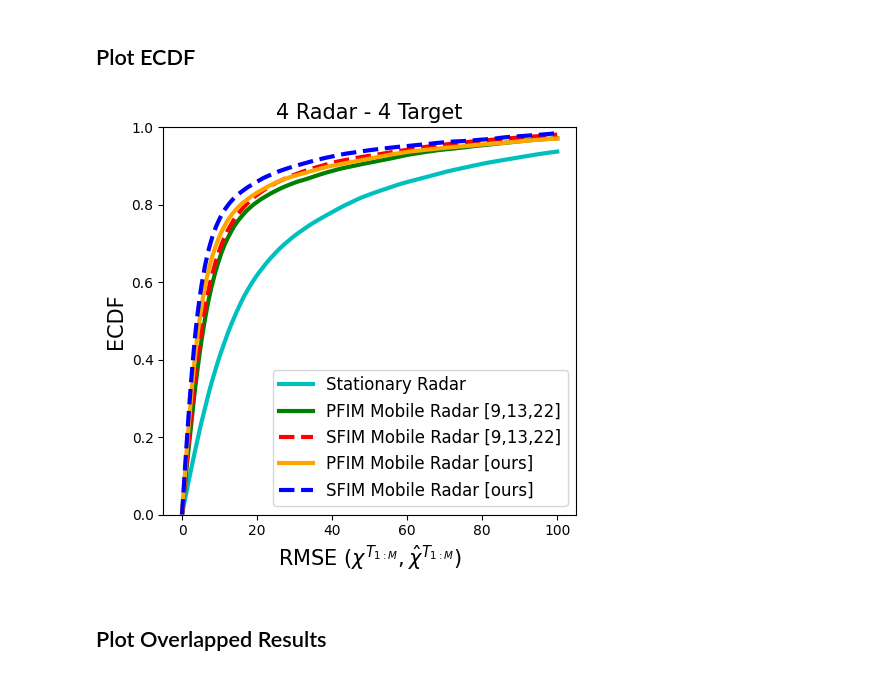
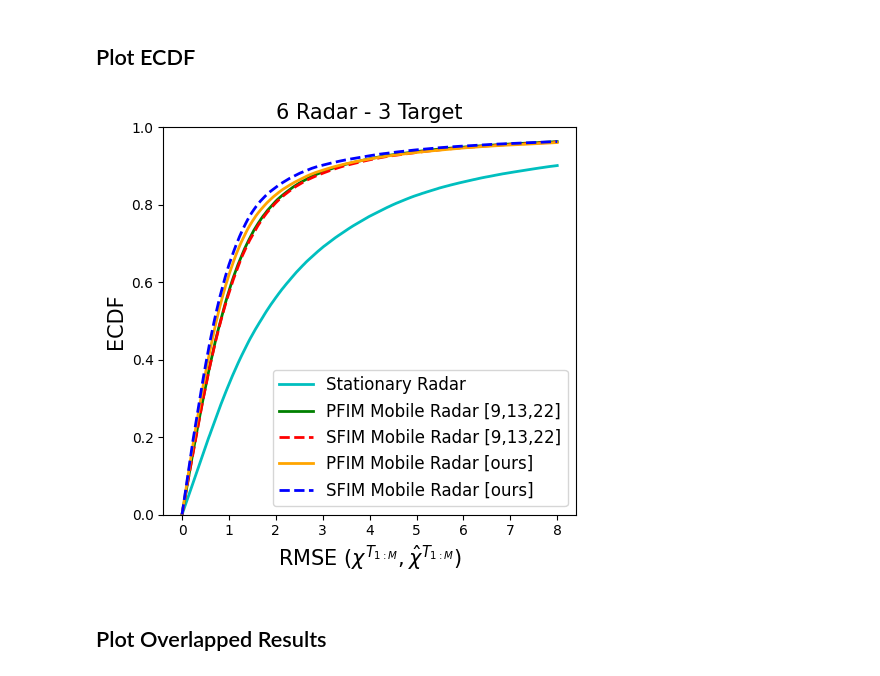
Before and after one commit to mlpotter/OptimalTrackingAndControl, a Jupyter notebook: src_faster/visualize_results.ipynb, the cells around one changed output. Saved outputs shown, nothing was run; the diff lists cells and outputs as text; code cells hidden in the pictures.

```diff
--- a/src_faster/visualize_results.ipynb
+++ b/src_faster/visualize_results.ipynb
@@ -16,15 +16,15 @@ move_radars = ["no-move_radars","move_radars"]
 remove_tmp_images = ["remove_tmp_images"]
 save_images = ["no-save_images"]
 # %%
-experiment_number = 3
+experiment_number = 7
 # %%
 if experiment_number == 3:
     N_radar = 4
     title = f"4 Radar - 4 Target"
-elif experiment_number == 2:
+elif experiment_number == 2 or experiment_number==7:
     N_radar=6
     title = f"6 Radar - 3 Target"
-elif experiment_number == 1:
+elif experiment_number == 1 or experiment_number==8 or  experiment_number==9:
     N_radar=3
     title = f"3 Radar - 4 Target"
 # %%
@@ -44,7 +44,7 @@ def get_rmse_array(filepath):
     rmse = rmse_array[:,:600,1]
 
 
-    rmse = np.sqrt((rmse**2) / N_radar)
+    rmse = np.sqrt((rmse**2) / (N_radar*6))
 
 
     return k,rmse
@@ -292,7 +340,7 @@ pfim_ecdf = ECDF(rmse_move_pfim.ravel())
 sfim_ecdf = ECDF(rmse_move_sfim.ravel())
 nomove_ecdf = ECDF(rmse_nomove.ravel())
 # %%
-error = np.linspace(0,100,2000)
+error = np.linspace(0,8,2000)
 # %%
 pfim_bad_ecdf = pfim_bad_ecdf(error)
 sfim_bad_ecdf = sfim_bad_ecdf(error)
@@ -301,20 +349,20 @@ sfim_ecdf = sfim_ecdf(error)
 nomove_ecdf = nomove_ecdf(error)
 # %%
 plt.figure(figsize=(5,5))
-plt.plot(error,nomove_ecdf,"c-",linewidth=3,label="Stationary Radar")
-plt.plot(error,pfim_bad_ecdf,"g-",linewidth=3,label="PFIM Mobile Radar [9,13,22]")
-plt.plot(error,sfim_bad_ecdf,"r--",linewidth=3,label="SFIM Mobile Radar [9,13,22]")
-plt.plot(error,pfim_ecdf,color="orange",linewidth=3,linestyle="-",label="PFIM Mobile Radar [ours]")
-plt.plot(error,sfim_ecdf,'b--',linewidth=3,label="SFIM Mobile Radar [ours]")
+plt.plot(error,nomove_ecdf,"c-",linewidth=2,label="Stationary Radar")
+plt.plot(error,pfim_bad_ecdf,"g-",linewidth=2,label="PFIM Mobile Radar [9,13,22]")
+plt.plot(error,sfim_bad_ecdf,"r--",linewidth=2,label="SFIM Mobile Radar [9,13,22]")
+plt.plot(error,pfim_ecdf,color="orange",linewidth=2,linestyle="-",label="PFIM Mobile Radar [ours]")
+plt.plot(error,sfim_ecdf,'b--',linewidth=2,label="SFIM Mobile Radar [ours]")
 plt.xlabel('RMSE $(\chi^{T_{1:M}},\\hat{\chi}^{T_{1:M}})$',fontsize=15)
 plt.ylabel("ECDF",fontsize=15)
 plt.title(title,fontsize=15)
 plt.legend(fontsize=12)
 plt.ylim([0,1])
 plt.tight_layout()
 plt.savefig(os.path.join("results",f"ecdf{experiment_number}.pdf")) #
 # %% [output]
-[figure, old version]
+[figure, new version]
 # %% [markdown]
 ## Plot Overlapped Results
 # %%
```
Also changed, not shown: parts of 16 cells of this notebook, 4 other files.
